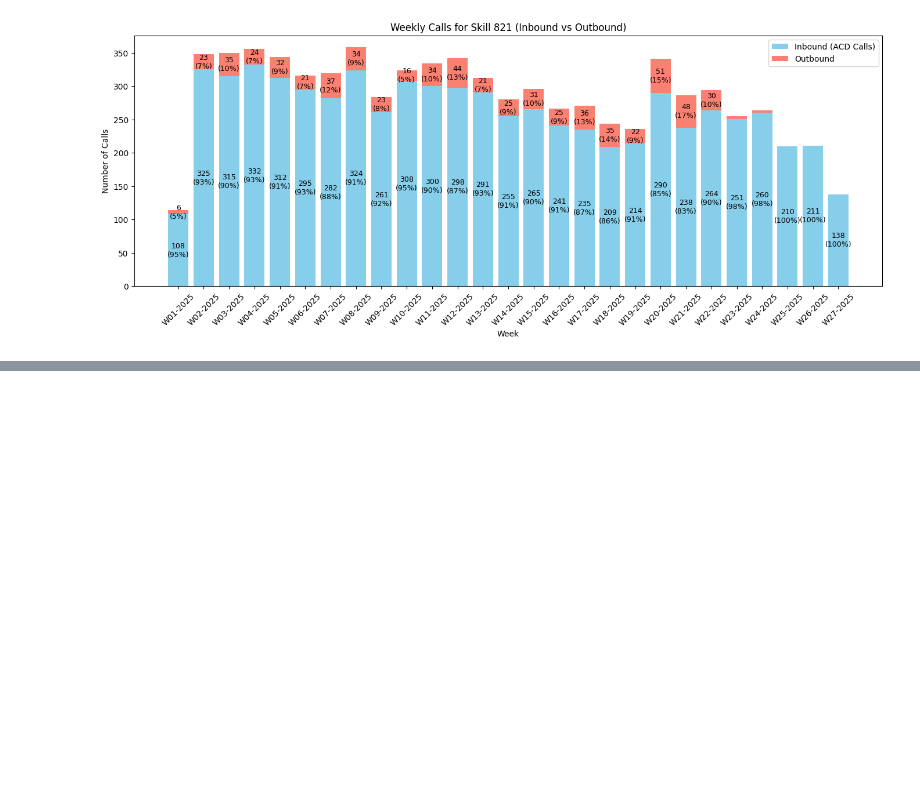
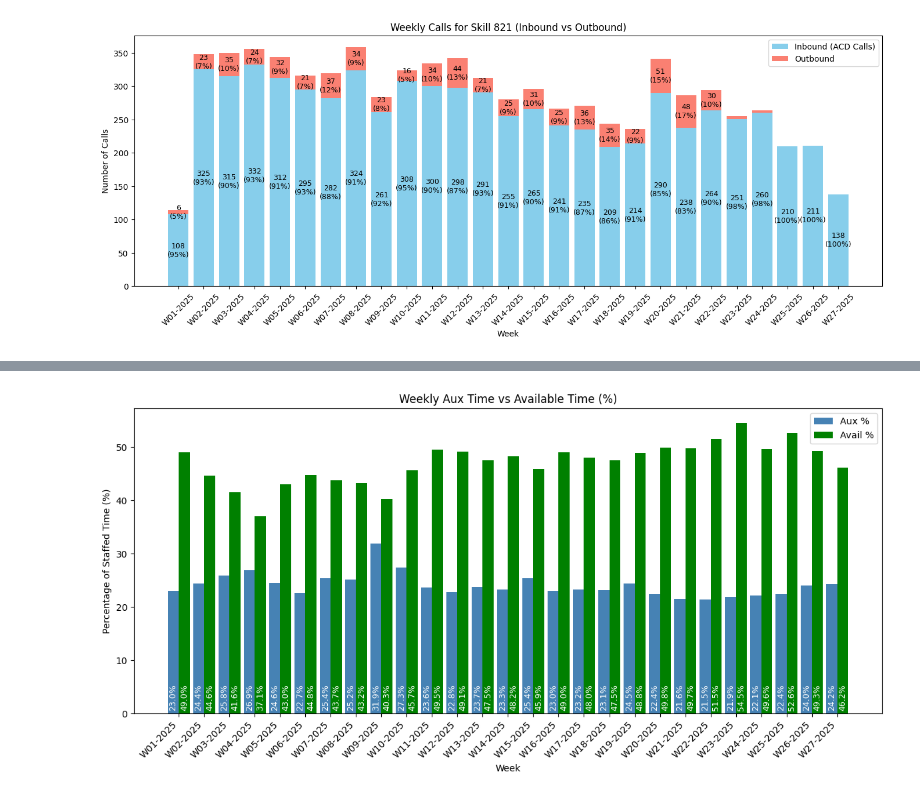
Before and after one commit to avtmarquardt-png/DPP_Callcenter, a Jupyter notebook: notebooks/Explore_CC_perf.ipynb, the cells around one changed output, grey strips where cells are left out. Saved outputs shown, nothing was run; the diff lists cells and outputs as text; code cells hidden in the pictures; blank space fills up the shorter version.

```diff
--- a/notebooks/Explore_CC_perf.ipynb
+++ b/notebooks/Explore_CC_perf.ipynb
@@ -603,0 +690,38 @@ AttributeError: 'Series' object has no attribute 'append'
+# %%
+import matplotlib.pyplot as plt
+import pandas as pd
+
+# Standard figure
+plt.figure(figsize=(12,6))
+
+x = agg_weekly['Week_Start']
+width = 3  # width of each bar
+offset = pd.Timedelta(days=1.5)  # offset for side-by-side bars
+
+# Plot side-by-side bars
+bars_aux = plt.bar(x - offset, agg_weekly['Aux_%'], width=width, label='Aux %', color='steelblue', align='center')
+bars_avail = plt.bar(x + offset, agg_weekly['Avail_%'], width=width, label='Avail %', color='green', align='center')
+
+# Add percentages at the bottom of each bar with smaller font
+for bar in bars_aux:
+    plt.text(bar.get_x() + bar.get_width()/2, 0.5, f'{bar.get_height():.1f}%',
+             ha='center', va='bottom', fontsize=9, color='white', rotation=90)
+
+for bar in bars_avail:
+    plt.text(bar.get_x() + bar.get_width()/2, 0.5, f'{bar.get_height():.1f}%',
+             ha='center', va='bottom', fontsize=9, color='white', rotation=90)
+
+# Labels, title, legend
+plt.xlabel('Week')
+plt.ylabel('Percentage of Staffed Time (%)')
+plt.title('Weekly Aux Time vs Available Time (%)')
+plt.legend()
+
+# Weekly x-axis labels rotated 45 degrees
+week_labels = agg_weekly['Week'].tolist()  # e.g., W01-2025
+plt.xticks(ticks=x, labels=week_labels, rotation=45, ha='right')
+
+plt.tight_layout()
+plt.show()
+# %% [output]
+[figure, added]
```
Also changed, not shown: parts of 8 cells of this notebook, 1 other file.
